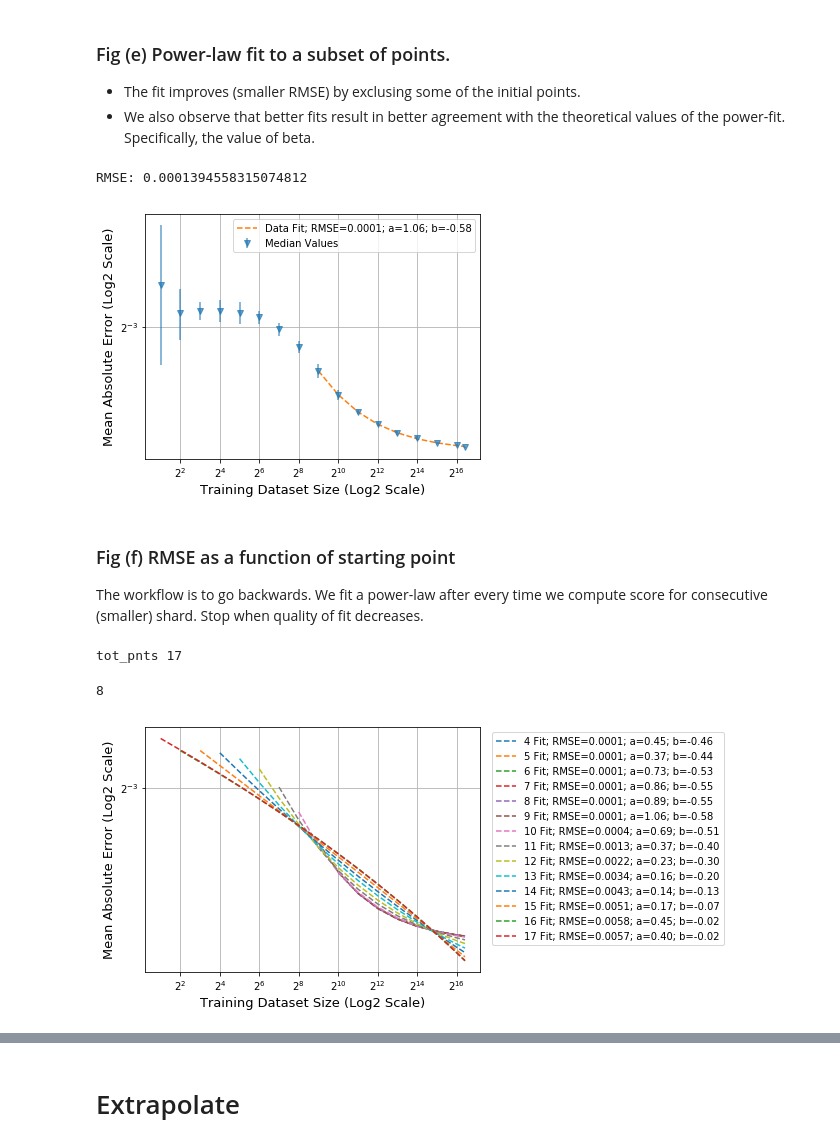
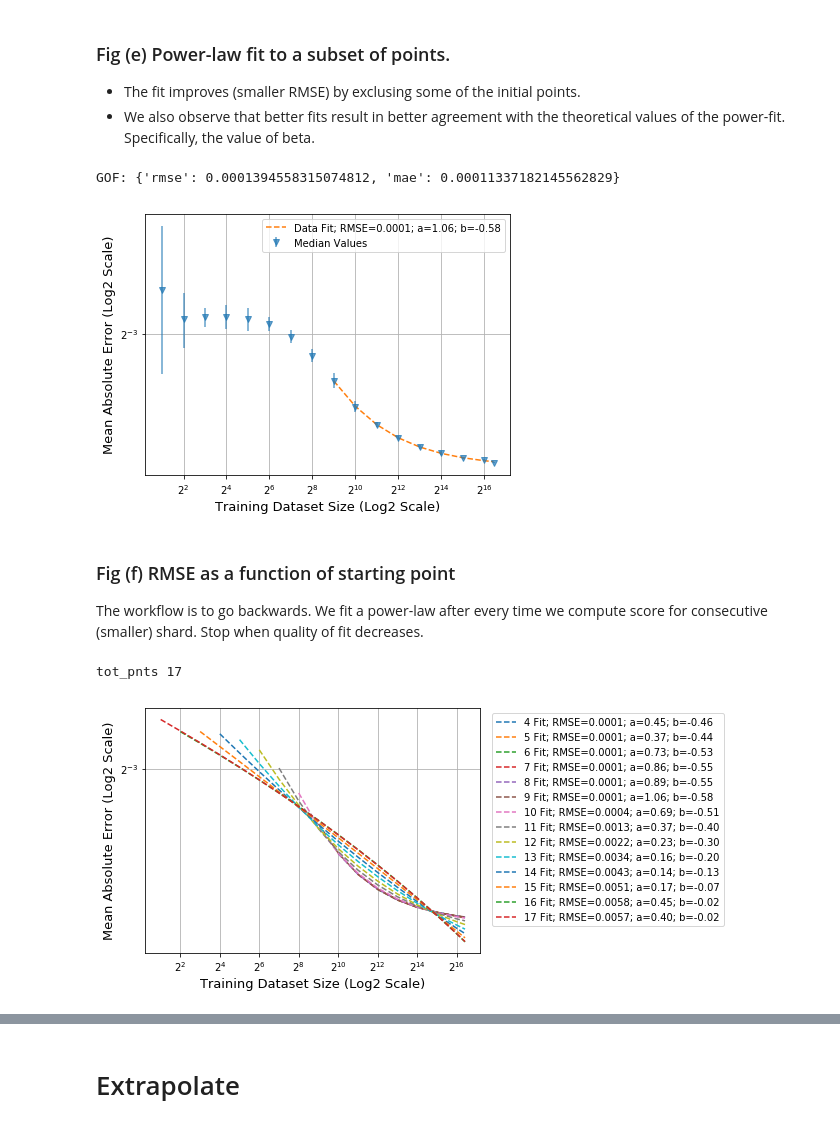
Before and after one commit to adpartin/LearningCurves, a Jupyter notebook: notebooks/ppr_03_rslt_fig1.ipynb, the cells around one changed output, grey strips where cells are left out. Cells and saved outputs as stored; diff of their text form; code cells hidden in the pictures.

```diff
--- a/notebooks/ppr_03_rslt_fig1.ipynb
+++ b/notebooks/ppr_03_rslt_fig1.ipynb
@@ -54,4 +51,8 @@ src = 'gdsc'
 # %%
+src = 'gdsc'
+# src = 'ctrp'
+# src = 'top21'
+
 # Runs dir
 # CCLE - very small difference when usgin default and LS-best HPs to generate LC
 # base_dir = Path('/vol/ml/apartin/projects/LearningCurves/trn.ccle/split_on_none/multi_seed_no-HPO')
@@ -74,6 +75,11 @@ elif src=='ctrp':
     # base_dir = Path('/vol/ml/apartin/projects/LearningCurves/trn.ctrp/split_on_cell/multi_seed_rf_100_trees_no_hpo')
     # base_dir = Path('/vol/ml/apartin/projects/LearningCurves/trn.ctrp/split_on_cell/multi_seed_rf_1000_trees_no_hpo') # not ready
 
+elif src=='top21':
+    # base_dir = Path('/vol/ml/apartin/projects/LearningCurves/trn.top21/split_on_cell/multi_seed_lgbm_100_trees')
+    base_dir = Path('/vol/ml/apartin/projects/LearningCurves/trn.top21/split_on_cell/multi_seed_rf_100_trees')
+
+
 # Get all run dirs
 runs = glob(str(base_dir/'*'))
 # %% [markdown]
@@ -218,30 +211,29 @@ RMSE: 0.0001394558315074812
 - The fit improves (smaller RMSE) by exclusing some of the initial points.
 - We also observe that better fits result in better agreement with the theoretical values of the power-fit. Specifically, the value of beta.
 # %%
+tot_pnts = len(scores_te['tr_size'])
+n_pnts = 9
+
 ax = None
 ax = lrn_crv_plot.plot_lrn_crv_new(
         x=scores_te['tr_size'][0:], y=scores_te['median'][0:], yerr=scores_te['std'][0:],
         ax=ax, ls='', marker='v', alpha=0.7,
         **plot_args, label='Median Values')
 
-# shard_min_idx = 1
-# shard_min_idx = 2
-# shard_min_idx = 3
-# shard_min_idx = 4
-# shard_min_idx = 5
-# shard_min_idx = 6
-# shard_min_idx = 7
-shard_min_idx = 8
-ax, _, rmse = lrn_crv_plot.plot_lrn_crv_power_law(
+shard_min_idx = tot_pnts - n_pnts
+
+ax, _, gof = lrn_crv_plot.plot_lrn_crv_power_law(
         x=scores_te['tr_size'][shard_min_idx:], y=scores_te['median'][shard_min_idx:],
         **plot_args, plot_raw=False, ax=ax, alpha=1 );
 
 ax.legend(frameon=True, fontsize=10, loc='best')
+plt.tight_layout()
+plt.savefig(save_fig_path/f'{src}_agg_median_std_fit_subset_points.png')
 
-print('RMSE:', rmse)
+print('GOF:', gof)
 # %% [output]
-RMSE: 0.0001394558315074812
+GOF: {'rmse': 0.0001394558315074812, 'mae': 0.00011337182145562829}
-[figure, old version]
+[figure, new version]
 # %% [markdown]
 ### Fig (f) RMSE as a function of starting point
 
@@ -255,7 +247,8 @@ min_pnts = 4
 max_pnts = tot_pnts
 
 p_arr = []
-rmse_arr = []
+# rmse_arr = []
+gof_arr = []
 prm_arr = []
 ax = None
 for n_pnts in range(min_pnts, max_pnts+1):
@@ -263,20 +256,18 @@ for n_pnts in range(min_pnts, max_pnts+1):
     # n_points = tot_points - shard_min_idx
     shard_min_idx = tot_pnts - n_pnts
 
-    ax, prm, rmse = lrn_crv_plot.plot_lrn_crv_power_law(
+    ax, prm, gof = lrn_crv_plot.plot_lrn_crv_power_law(
             x=scores_te['tr_size'][shard_min_idx:], y=scores_te['median'][shard_min_idx:],
             **plot_args, ax=ax, plot_raw=False, label=str(n_pnts) );
 
     prm_arr.append(prm)
-    rmse_arr.append(rmse)
-    # p_arr.append(tot_points - shard_min_idx)
+    gof_arr.append(gof)
     p_arr.append(n_pnts)
 
 # ax.legend(frameon=True, fontsize=10, loc='best');
 
-idx = np.array(rmse_arr).argmin()
-p_arr[idx]
+# idx = np.array(rmse_arr).argmin()
+# p_arr[idx]
 # %% [output]
 tot_pnts 17
-8
 [figure]
```
Also changed, not shown: parts of 16 cells of this notebook, 18 other files.
